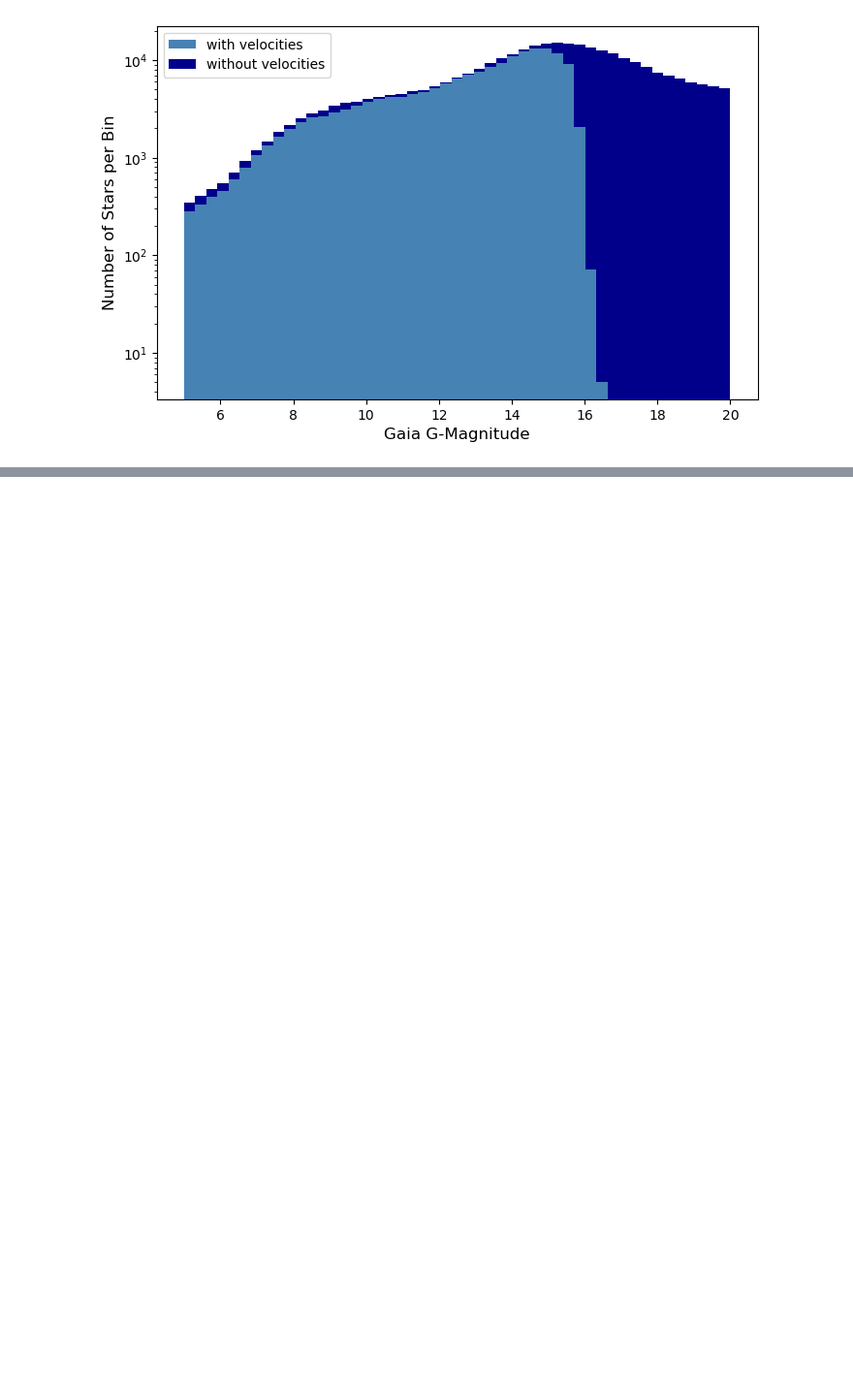
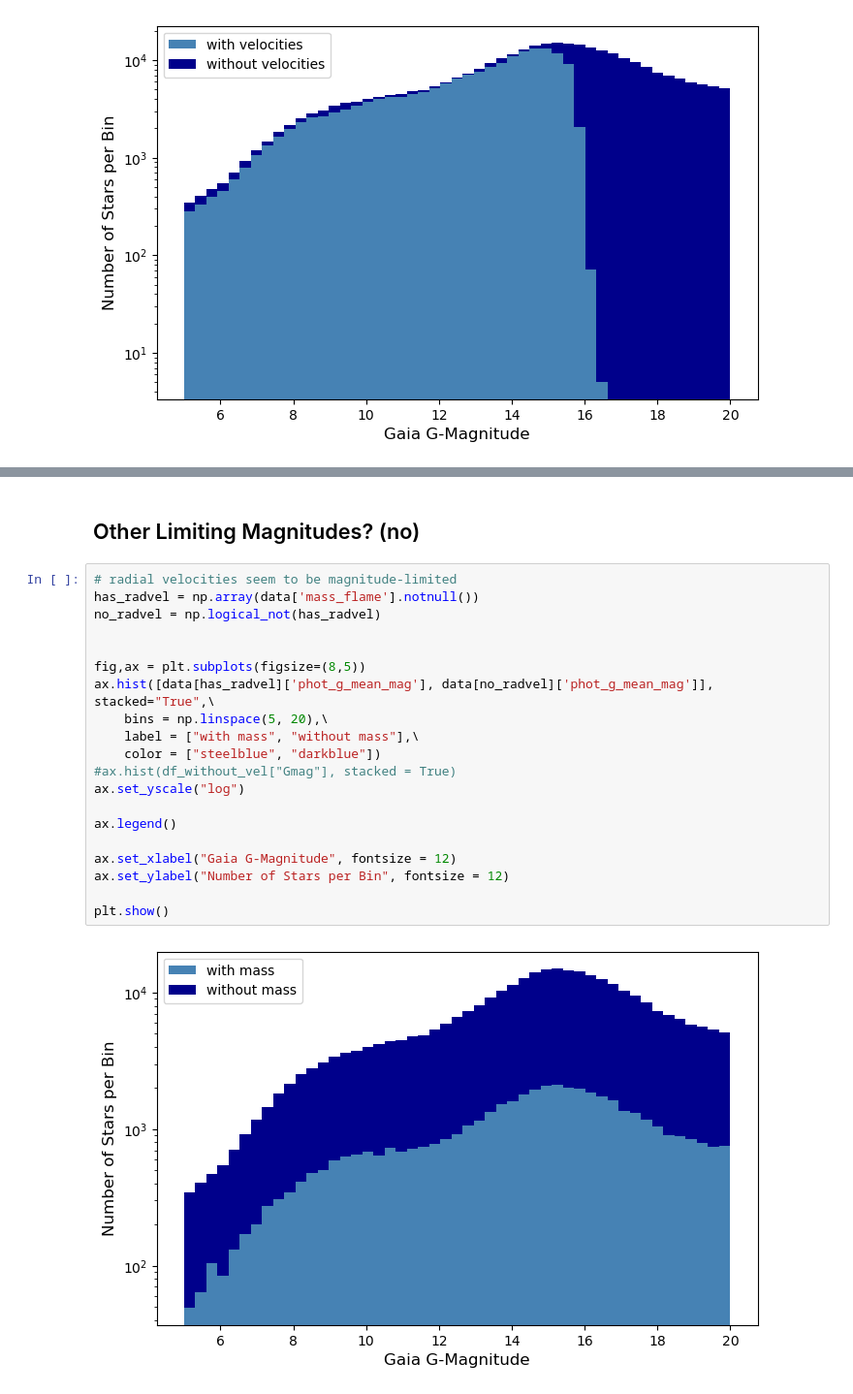
Before and after one commit to AutumnPearce/ISObooks, a Jupyter notebook: star_catalogs/gcns/gcns_new_analysis.ipynb, the cells around one changed output, grey strips where cells are left out. Shown at 97% size. Drawn from its saved outputs; the diff is of its cells as text; blank space fills up the shorter version.

```diff
--- a/star_catalogs/gcns/gcns_new_analysis.ipynb
+++ b/star_catalogs/gcns/gcns_new_analysis.ipynb
@@ -74,0 +83,24 @@ plt.show()
+# %% [markdown]
+## Other Limiting Magnitudes? (no)
+# %%
+# radial velocities seem to be magnitude-limited
+has_radvel = np.array(data['mass_flame'].notnull())
+no_radvel = np.logical_not(has_radvel)
+
+
+fig,ax = plt.subplots(figsize=(8,5))
+ax.hist([data[has_radvel]['phot_g_mean_mag'], data[no_radvel]['phot_g_mean_mag']], stacked="True",\
+    bins = np.linspace(5, 20),\
+    label = ["with mass", "without mass"],\
+    color = ["steelblue", "darkblue"])
+#ax.hist(df_without_vel["Gmag"], stacked = True)
+ax.set_yscale("log")
+
+ax.legend()
+
+ax.set_xlabel("Gaia G-Magnitude", fontsize = 12)
+ax.set_ylabel("Number of Stars per Bin", fontsize = 12)
+
+plt.show()
+# %% [output]
+[figure, added]
```
Also changed, not shown: parts of 4 cells of this notebook.
